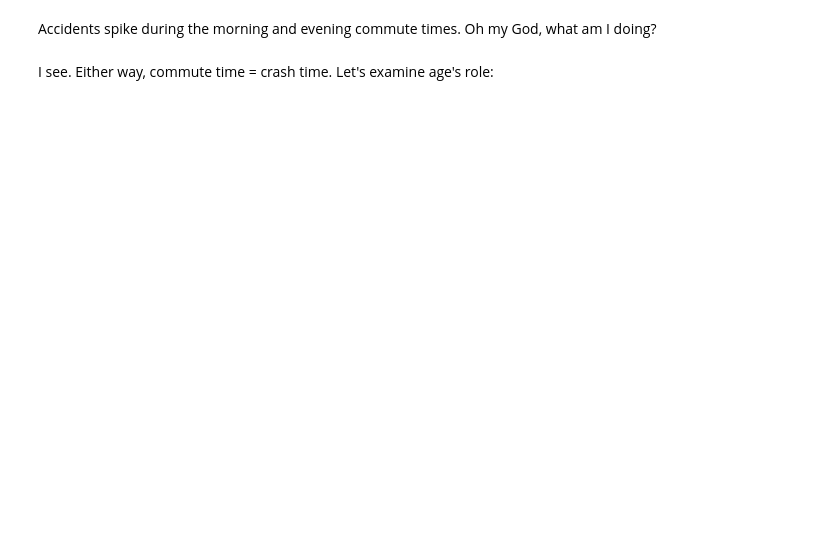
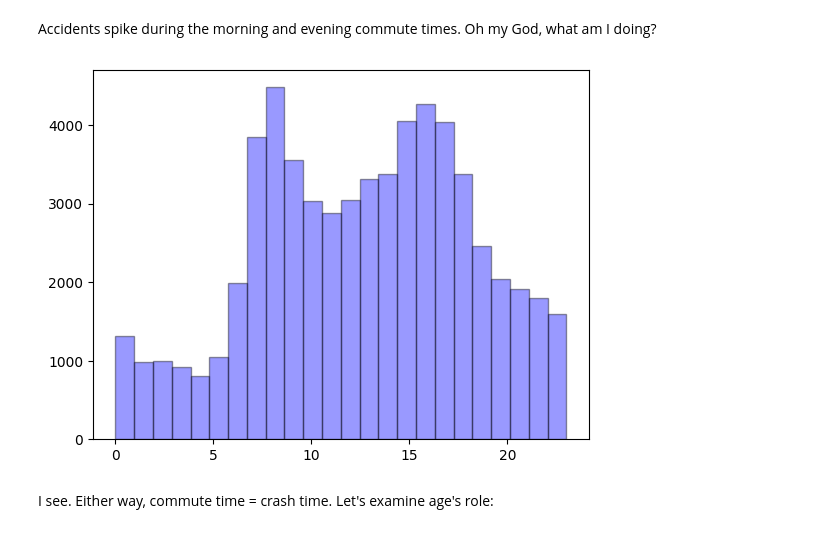
Before and after one commit to joeldmott/chicago_auto_accidents_project, a Jupyter notebook: project_notebook.ipynb, the cells around one changed output. Saved outputs shown, nothing was run; the diff lists cells and outputs as text; code cells hidden in the pictures; blank space fills up the shorter version.

```diff
--- a/project_notebook.ipynb
+++ b/project_notebook.ipynb
@@ -1639,7 +1693,9 @@ ax.hist(more_avoidable_crashes['CRASH_HOUR'], bins=24, color='r', alpha=0.4, edg
 Accidents spike during the morning and evening commute times. Oh my God, what am I doing?
 # %%
 #what about less avoidable crashes by hour-of-day?
-plt.hist(less_avoidable_crashes['CRASH_HOUR'], bins=24);
+plt.hist(less_avoidable_crashes['CRASH_HOUR'], bins=24, color='b', alpha=0.4, edgecolor='k');
+# %% [output]
+[figure, added]
 # %% [markdown]
 I see. Either way, commute time = crash time. Let's examine age's role:
 # %%
```
Also changed, not shown: parts of 18 cells of this notebook.
